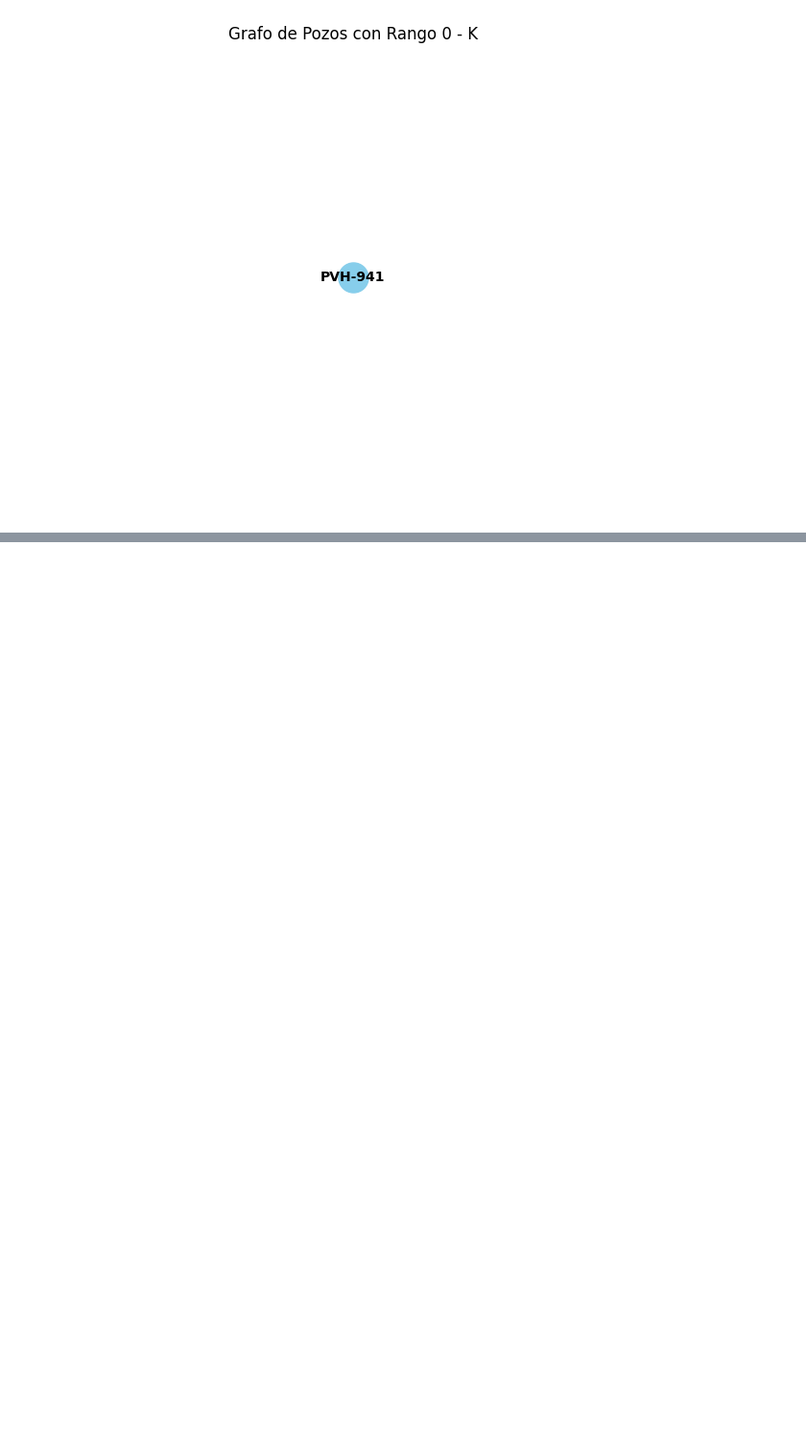
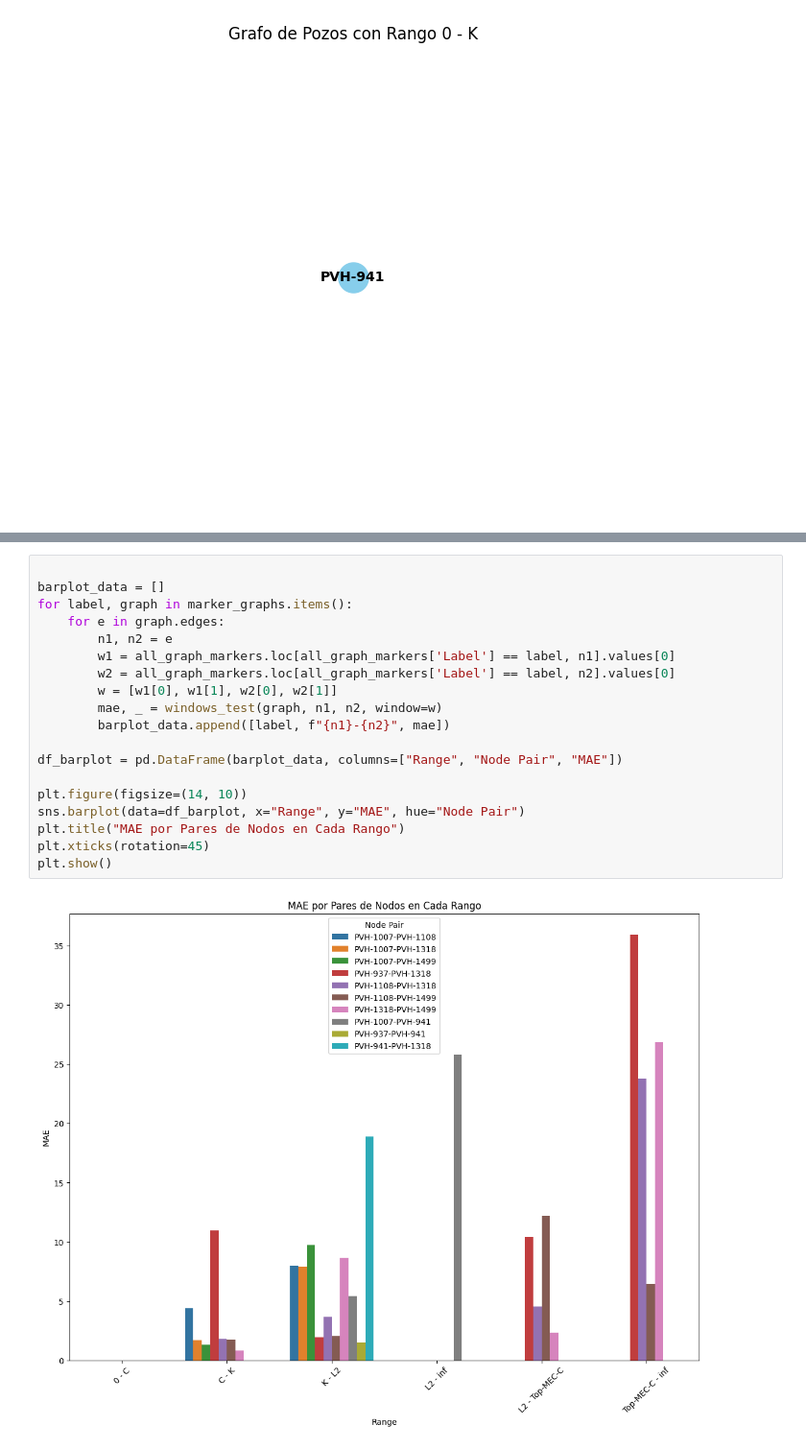
Before and after one commit to scast3/dtw_tool, a Jupyter notebook: markers_optimization.ipynb, the cells around one changed output, grey strips where cells are left out. Shown at 96% size. Cells and saved outputs as stored; diff of their text form; blank space fills up the shorter version.

```diff
--- a/markers_optimization.ipynb
+++ b/markers_optimization.ipynb
@@ -140,0 +163,21 @@ KeyError: 'Present'
+# %%
+
+barplot_data = []
+for label, graph in marker_graphs.items():
+    for e in graph.edges:
+        n1, n2 = e
+        w1 = all_graph_markers.loc[all_graph_markers['Label'] == label, n1].values[0]
+        w2 = all_graph_markers.loc[all_graph_markers['Label'] == label, n2].values[0]
+        w = [w1[0], w1[1], w2[0], w2[1]]
+        mae, _ = windows_test(graph, n1, n2, window=w)
+        barplot_data.append([label, f"{n1}-{n2}", mae])
+
+df_barplot = pd.DataFrame(barplot_data, columns=["Range", "Node Pair", "MAE"])
+
+plt.figure(figsize=(14, 10))
+sns.barplot(data=df_barplot, x="Range", y="MAE", hue="Node Pair")
+plt.title("MAE por Pares de Nodos en Cada Rango")
+plt.xticks(rotation=45)
+plt.show()
+# %% [output]
+[figure, added]
```
Also changed, not shown: parts of 3 cells of this notebook, 1 other file.
